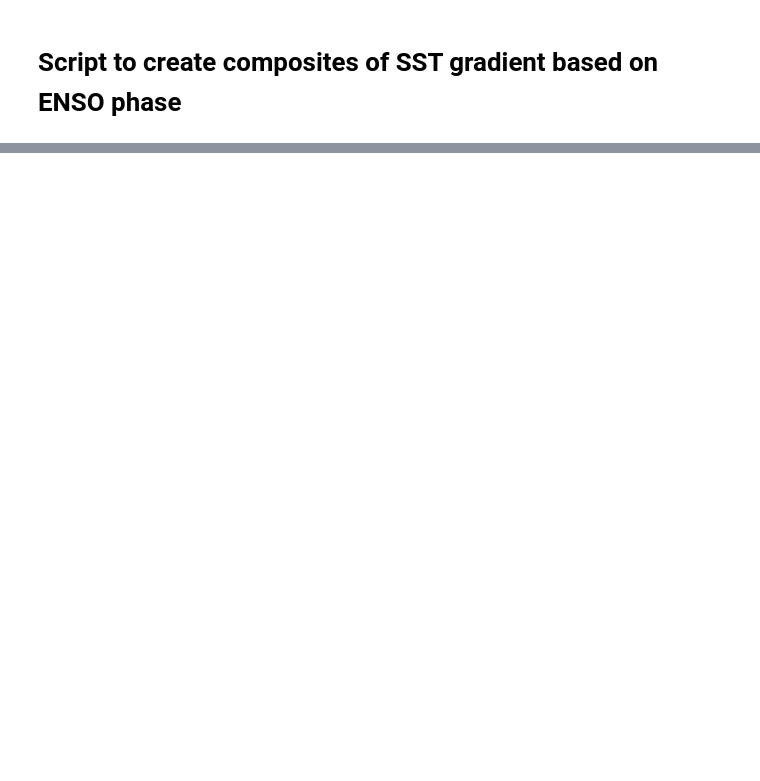
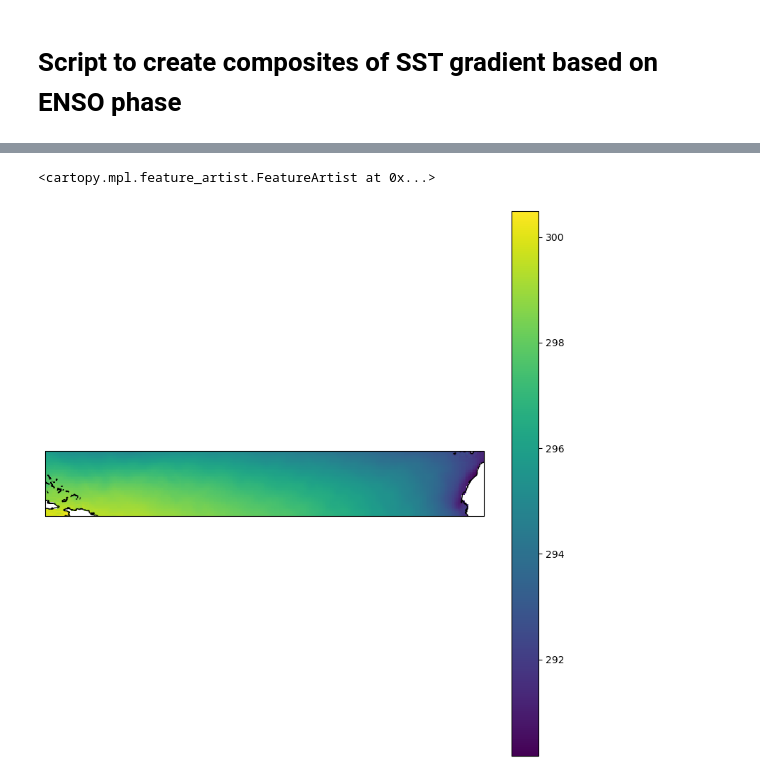
Before and after one commit to glennliu265/GulfStream_TBI, a Jupyter notebook: GS_composites.ipynb, the cells around one changed output, grey strips where cells are left out. Cells and saved outputs as stored; diff of their text form; code cells hidden in the pictures; blank space fills up the shorter version.

```diff
--- a/GS_composites.ipynb
+++ b/GS_composites.ipynb
@@ -15,0 +10,10 @@ FileNotFoundError: [Errno 2] No such file or directory: b'/Users/gliu/Dropbox (M
+# %%
+## months to perform analysis, for full year set analysis_months = range(1,13)
+
+analysis_months = [2]
+
+
+dslink = '/Users/noahrosenberg/Downloads/era5_reanalysis_every_6hours.nc'#era5_sst_1940_2022_1deg.nc'
+
+ds = xr.load_dataset(f'{sstlink}',engine='netcdf4')
+ds = sst.where(sst.time.dt.month.isin(analysis_months))
@@ -15,0 +30,29 @@ FileNotFoundError: [Errno 2] No such file or directory: b'/Users/gliu/Dropbox (M
+# %%
+sst = ds.sst
+# %%
+## get dates from Nino script and dataarray into same format
+
+nino_dates = np.load('ninodates.npy')
+
+nino_months = nino_dates.astype('datetime64[M]')
+
+year0 = sst.time.dt.year.min()
+year0 = int(year0)
+
+nino_indices = nino_months.astype('int')+(1970-year0)*12
+
+sst_month_indices = (sst.time.dt.year-1940)*12 + sst.time.dt.month
+
+sst_nino = sst.where(sst_month_indices.isin(nino_indices),drop=True)
+sst_nino = sst_nino
+# %%
+fig,ax = plt.subplots(figsize=(10,10),subplot_kw={'projection':ccrs.PlateCarree()})
+im = ax.pcolormesh(sst_nino.longitude,sst_nino.latitude,sst_nino.mean('time'),transform=ccrs.PlateCarree())
+#im2 = ax.contour(sst.lon,sst.lat,tot_grad.mean('time'),levels=(1,288),c='r')
+
+#ax.set_extent((-80,-40,20,75))
+plt.colorbar(im,ax=ax)
+ax.coastlines()
+# %% [output]
+<cartopy.mpl.feature_artist.FeatureArtist at 0x...>
+[figure, added]
```
Also changed, not shown: parts of 6 cells of this notebook.
